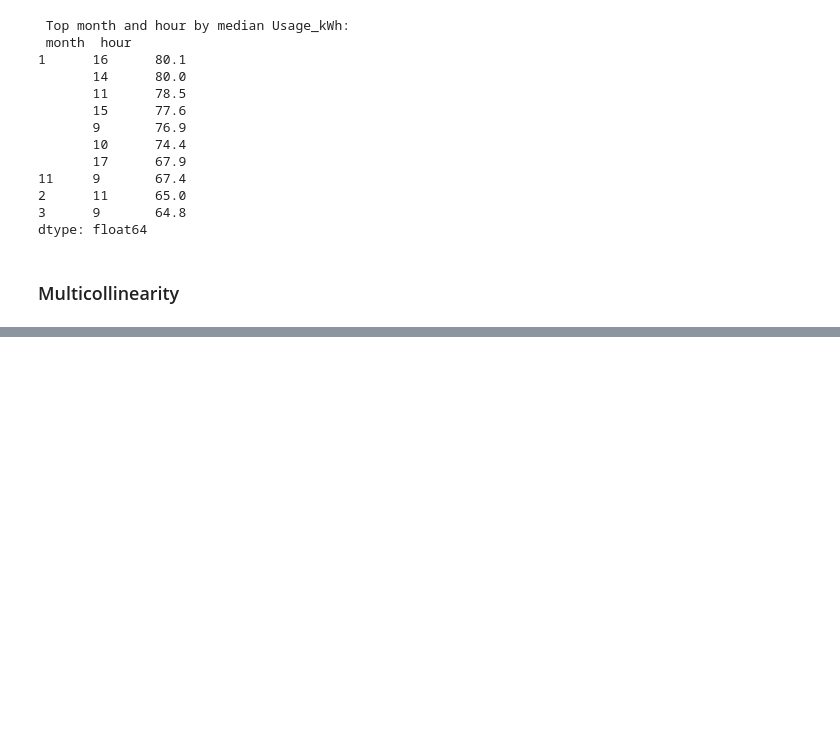
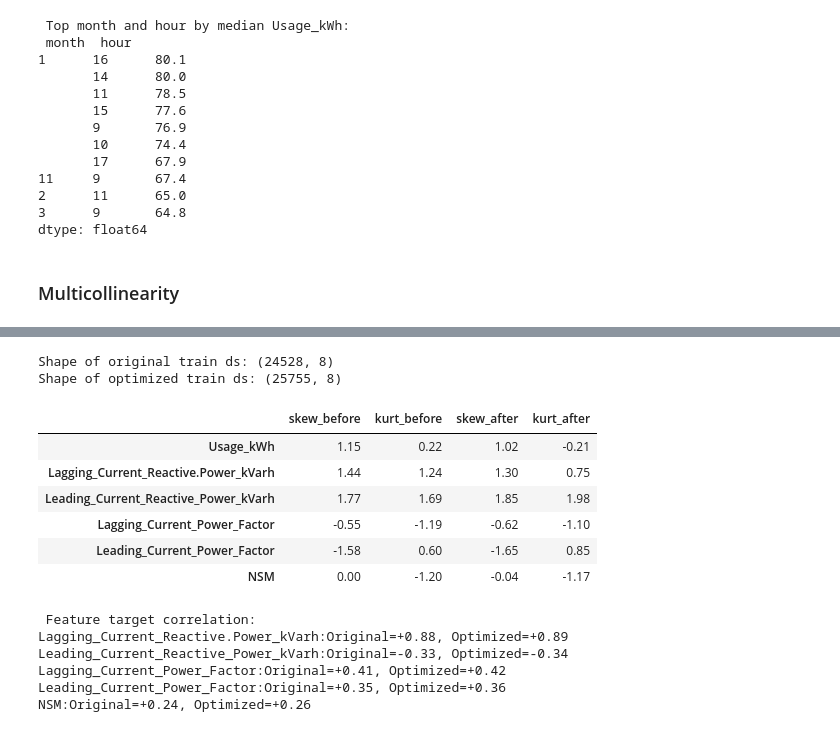
Before and after one commit to Mortti11/Advanced-Data-Analytics-, a Jupyter notebook: Second_Assignment/Regression.ipynb, the cells around one changed output, grey strips where cells are left out. Cells and saved outputs as stored; diff of their text form; code cells hidden in the pictures; blank space fills up the shorter version.

```diff
--- a/Second_Assignment/Regression.ipynb
+++ b/Second_Assignment/Regression.ipynb
@@ -326,0 +451,2 @@ plt.show()
+# %%
+df_original = pd.get_dummies(df_original, columns=['Load_Type'], drop_first=True, dtype='int')
@@ -326,0 +462,43 @@ plt.show()
+# %%
+df_original= df_original.drop(['date', 'CO2(tCO2)', 'WeekStatus', 'Day_of_week'], axis=1)
+# Same temporal window for comparison: first 70% original vs optimized train ds
+original_train = df_original.iloc[:split]
+print("Shape of original train ds:", original_train.shape)
+print("Shape of optimized train ds:", df_train.shape)
+# %% [output]
+Shape of original train ds: (24528, 8)
+Shape of optimized train ds: (25755, 8)
+# %%
+# Comparing the distribution
+compare_columns = ['Usage_kWh', 'Lagging_Current_Reactive.Power_kVarh','Leading_Current_Reactive_Power_kVarh',
+                   'Lagging_Current_Power_Factor', 'Leading_Current_Power_Factor', 'NSM']
+
+before = original_train[compare_columns]
+after = train_df[compare_columns]
+shape_df = pd.DataFrame({'skew_before': before.skew(),'kurt_before': before.kurt(), 'skew_after': after.skew(), 'kurt_after': after.kurt()})
+shape_df.round(2)
+
+# Usage of energy  is a bit improved
+# lagging power became less skewed. But leading power became more skewed and havier tailed.
+# %% [output]
+|  | skew_before | kurt_before | skew_after | kurt_after |
+| Usage_kWh | 1.15 | 0.22 | 1.02 | -0.21 |
+| Lagging_Current_Reactive.Power_kVarh | 1.44 | 1.24 | 1.30 | 0.75 |
+| Leading_Current_Reactive_Power_kVarh | 1.77 | 1.69 | 1.85 | 1.98 |
+| Lagging_Current_Power_Factor | -0.55 | -1.19 | -0.62 | -1.10 |
+| Leading_Current_Power_Factor | -1.58 | 0.60 | -1.65 | 0.85 |
+| NSM | 0.00 | -1.20 | -0.04 | -1.17 |
+# %%
+original_correlation = before.corr()
+optimixzed_correlation = after.corr()
+print('\n Feature target correlation:')
+for column in compare_columns[1:]:
+    print(f'{column}:Original={original_correlation.loc[column, "Usage_kWh"]:+.2f}, Optimized={optimixzed_correlation.loc[column, "Usage_kWh"]:+.2f}')
+# The optimization does not damage the main linear relationships with the target.
+# %% [output]
+ Feature target correlation:
+Lagging_Current_Reactive.Power_kVarh:Original=+0.88, Optimized=+0.89
+Leading_Current_Reactive_Power_kVarh:Original=-0.33, Optimized=-0.34
+Lagging_Current_Power_Factor:Original=+0.41, Optimized=+0.42
+Leading_Current_Power_Factor:Original=+0.35, Optimized=+0.36
+NSM:Original=+0.24, Optimized=+0.26
```
Also changed, not shown: parts of 50 cells of this notebook, 2 other files.
